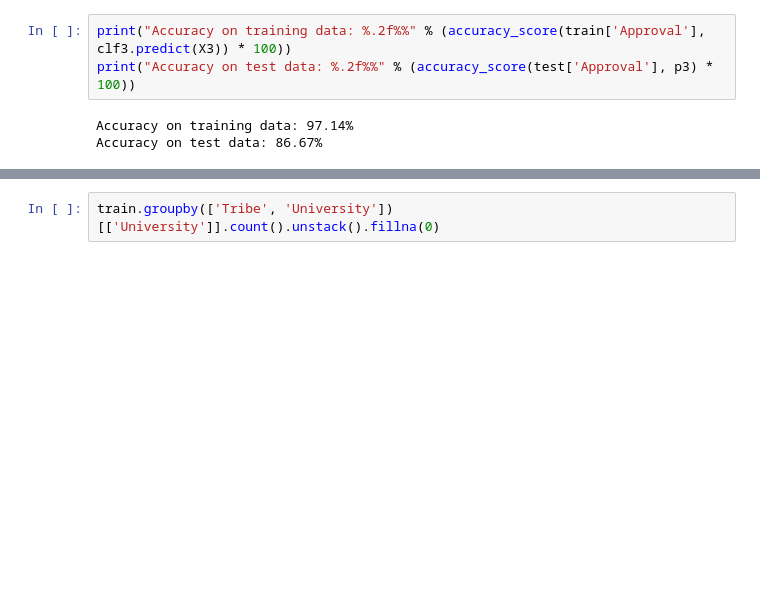
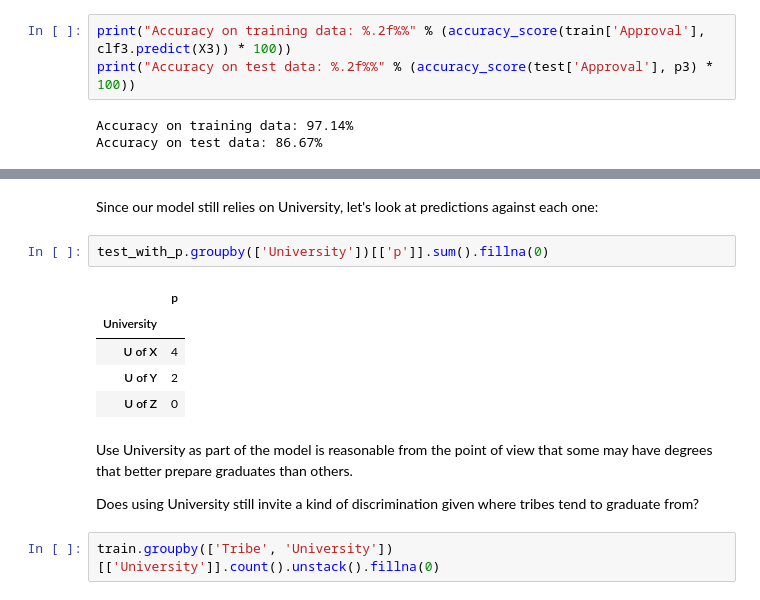
Before and after one commit to brookingcharlie/ml-dis, a Jupyter notebook: notebook.ipynb, the cells around one changed output, grey strips where cells are left out. Drawn from its saved outputs; the diff is of its cells as text; blank space fills up the shorter version.

```diff
--- a/notebook.ipynb
+++ b/notebook.ipynb
@@ -374,3 +376,17 @@ pd.DataFrame({'Approved (predicted)': approved, 'Count': count, 'Rate': approved
+# %% [markdown]
+Since our model still relies on University, let's look at predictions against each one:
+# %%
+test_with_p.groupby(['University'])[['p']].sum().fillna(0)
+# %% [output]
+|  | p |
+| University |  |
+| U of X | 4 |
+| U of Y | 2 |
+| U of Z | 0 |
+# %% [markdown]
+Use University as part of the model is reasonable from the point of view that some may have degrees that better prepare graduates than others.
+
+Does using University still invite a kind of discrimination given where tribes tend to graduate from?
 # %%
 train.groupby(['Tribe', 'University'])[['University']].count().unstack().fillna(0)
 # %% [output]
```
Also changed, not shown: parts of 3 cells of this notebook.
